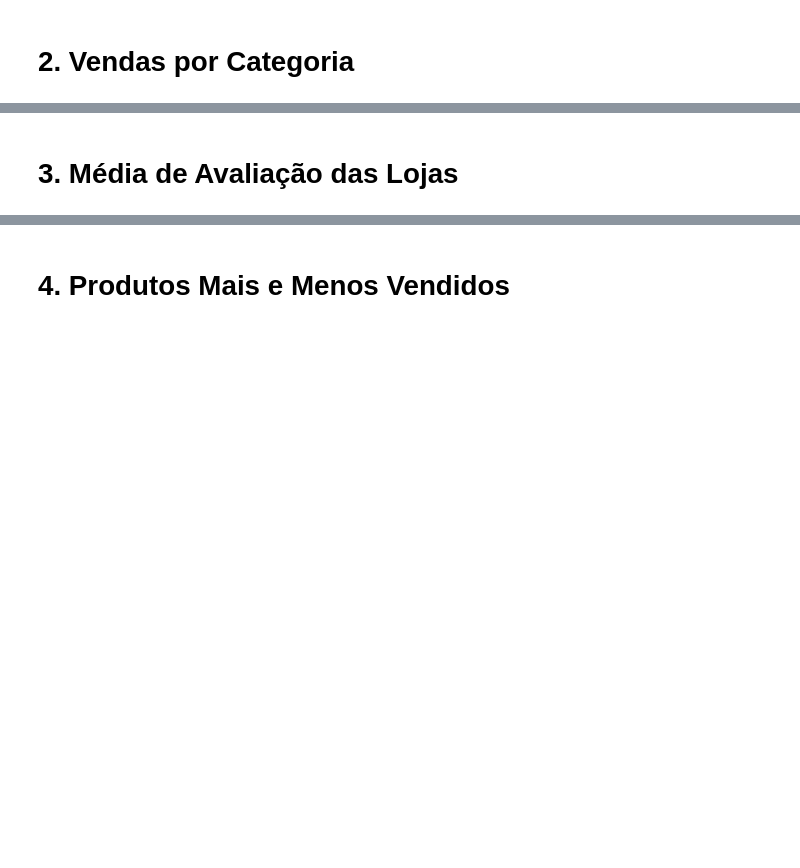
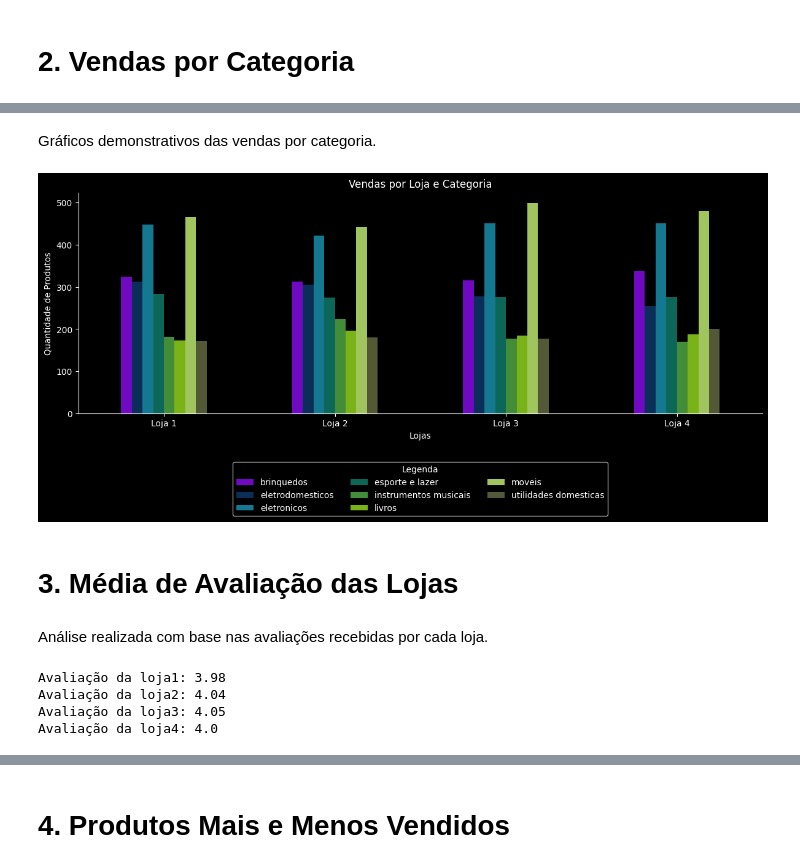
Before and after one commit to NatBiscarra/challenge_alurastore, a Jupyter notebook: AluraStoreBr.ipynb, the cells around one changed output, grey strips where cells are left out. Cells and saved outputs as stored; diff of their text form; code cells hidden in the pictures; blank space fills up the shorter version.

```diff
--- a/AluraStoreBr.ipynb
+++ b/AluraStoreBr.ipynb
@@ -79,0 +96,15 @@ plt.show() #Exibe o gráfico
+# %%
+#Cria listas com dados e nome das lojas
+lojas = [loja, loja2, loja3, loja4]
+nomes = ['Loja 1', 'Loja 2', 'Loja 3', 'Loja 4']
+
+vendas_por_categoria = [
+    l.groupby('Categoria do Produto').size().rename(n) #Agrupa vendas por categoria; .size() contabiliza a qtd de vendas em cada categoria; .rename(n) renomeia os resultados com nome da loja
+    for l, n in zip(lojas, nomes)] #Laço para percorrer duas listas ao mesmo tempo
+
+#Concatena em um único dataframe (axis=1 cria colunas)
+vendas_por_categoria = pd.concat(vendas_por_categoria, axis=1)
+vendas_por_categoria.columns = nomes #Renomeia as colunas com os nomes das lojas
+
+#Exibe no console o resultado
+print(vendas_por_categoria)
@@ -80,2 +122,46 @@ plt.show() #Exibe o gráfico
+# %% [markdown]
+Gráficos demonstrativos das vendas por categoria.
+# %%
+#Transposição para que a coluna "loja" vire linha
+grafico_plot = vendas_por_categoria.T
+
+cores = ['#6F0AC2', '#0B2E59', '#147990', '#0D6759', '#448D38', '#7AB317', '#A0C55F', '#535837']
+
+#Criação do gráfico em barras
+grafico_plot.plot(kind='bar', figsize=(12, 6), color=cores[:grafico_plot.shape[1]])
+
+#Título de rótulos
+plt.title('Vendas por Loja e Categoria')
+plt.ylabel('Quantidade de Produtos')
+plt.xlabel('Lojas')
+plt.xticks(rotation=0)
+
+#Legenda do gráfico
+plt.legend(title='Legenda', bbox_to_anchor=(0.5, -0.2), loc='upper center', ncol=3, fontsize=10, labelcolor = 'white')
+
+#Bordas do gráfico
+plt.gca().spines['top'].set_visible(False)
+plt.gca().spines['right'].set_visible(False)
+plt.gca().spines['bottom'].set_visible(True)
+plt.gca().spines['left'].set_visible(True)
+
+#Exibição do gráfico
+plt.tight_layout()
+plt.show()
+# %% [output]
+[figure, added]
 # %% [markdown]
 # 3. Média de Avaliação das Lojas
+# %% [markdown]
+Análise realizada com base nas avaliações recebidas por cada loja.
+# %%
+lojas = [loja, loja2, loja3, loja4]
+
+for i, l in enumerate(lojas, start=1):
+    avaliacao = round(sum(l["Avaliação da compra"]) / len(l["Avaliação da compra"]), 2)
+    print(f'Avaliação da loja{i}:', avaliacao)
+# %% [output]
+Avaliação da loja1: 3.98
+Avaliação da loja2: 4.04
+Avaliação da loja3: 4.05
+Avaliação da loja4: 4.0
```
Also changed, not shown: parts of 25 cells of this notebook.
